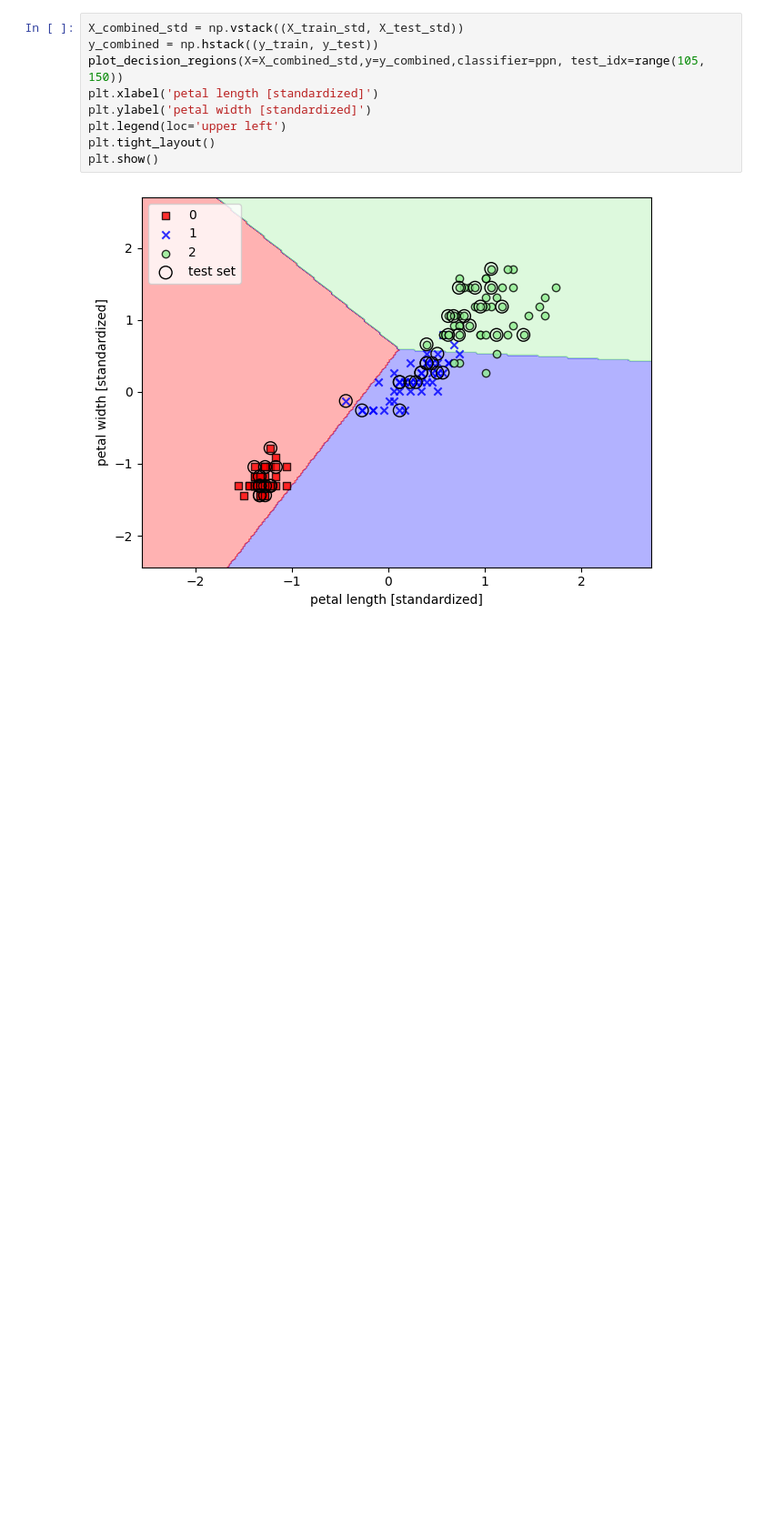
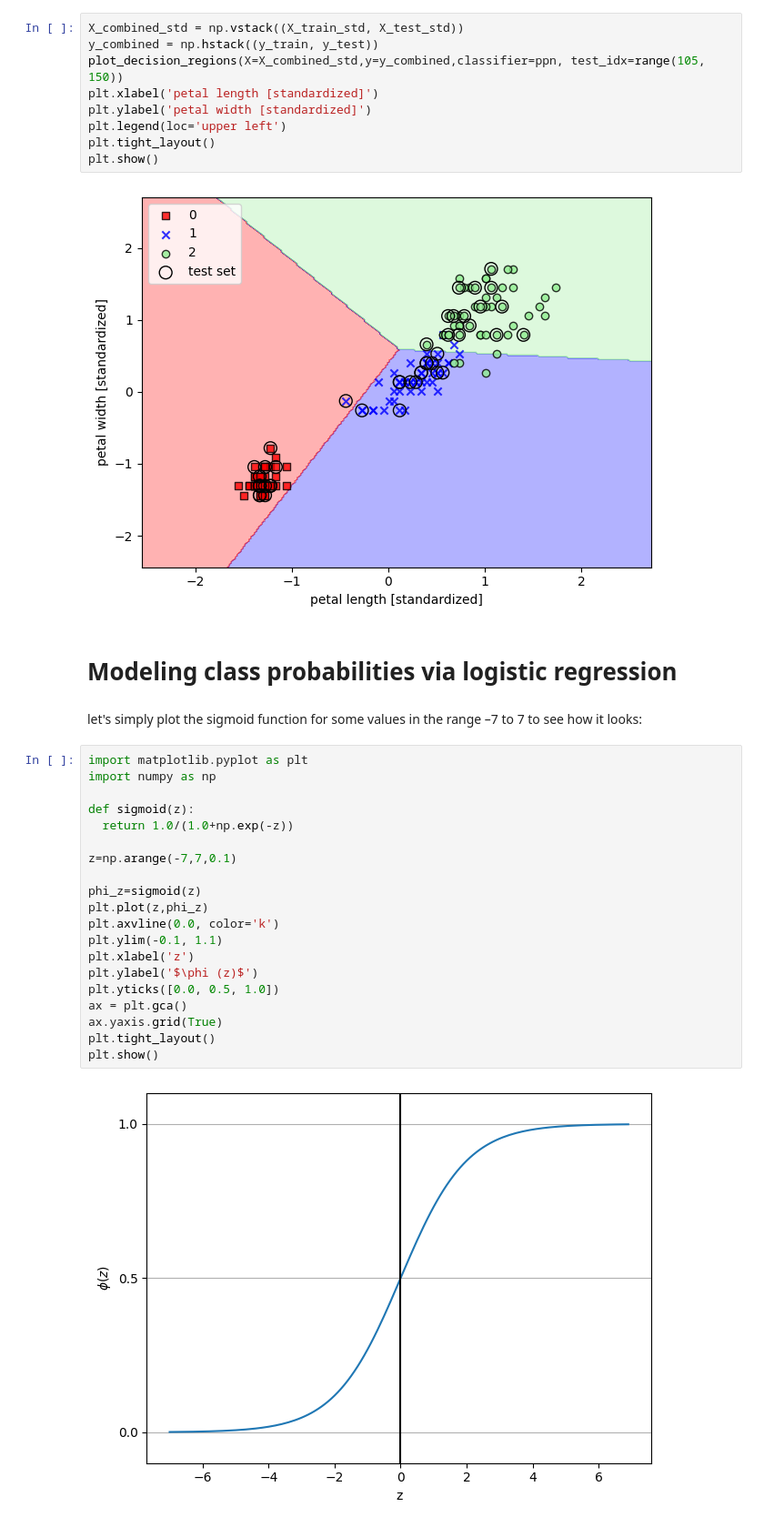
Before and after one commit to nargesghan/cs_internship_journey, a Jupyter notebook: a tour of machine learning classifiers/A_Tour_of_Machine_Learning_Classifiers_Using_scikit_learn.ipynb, the cells around one changed output. Shown at 91% size. Cells and saved outputs as stored; diff of their text form; blank space fills up the shorter version.

Commit message:
add logistic regression without normalization

```diff
--- a/a tour of machine learning classifiers/A_Tour_of_Machine_Learning_Classifiers_Using_scikit_learn.ipynb
+++ b/a tour of machine learning classifiers/A_Tour_of_Machine_Learning_Classifiers_Using_scikit_learn.ipynb
@@ -124,3 +124,30 @@ plt.tight_layout()
 plt.show()
 # %% [output]
 [figure]
+# %% [markdown]
+# **Modeling class probabilities via logistic regression**
+# %% [markdown]
+let's simply plot the sigmoid function for some values in the range –7 to 7 to
+see how it looks:
+# %%
+import matplotlib.pyplot as plt
+import numpy as np
+
+def sigmoid(z):
+  return 1.0/(1.0+np.exp(-z))
+
+z=np.arange(-7,7,0.1)
+
+phi_z=sigmoid(z)
+plt.plot(z,phi_z)
+plt.axvline(0.0, color='k')
+plt.ylim(-0.1, 1.1)
+plt.xlabel('z')
+plt.ylabel('$\phi (z)$')
+plt.yticks([0.0, 0.5, 1.0])
+ax = plt.gca()
+ax.yaxis.grid(True)
+plt.tight_layout()
+plt.show()
+# %% [output]
+[figure, added]
```
Also changed, not shown: parts of 1 cell of this notebook.
